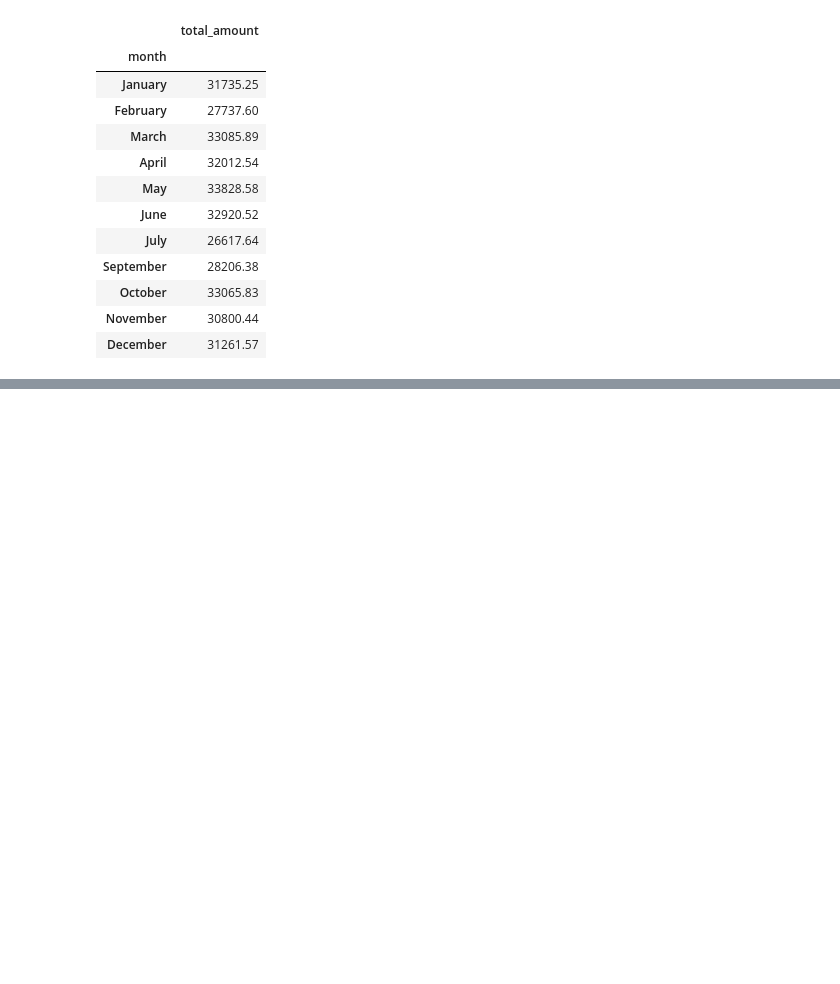
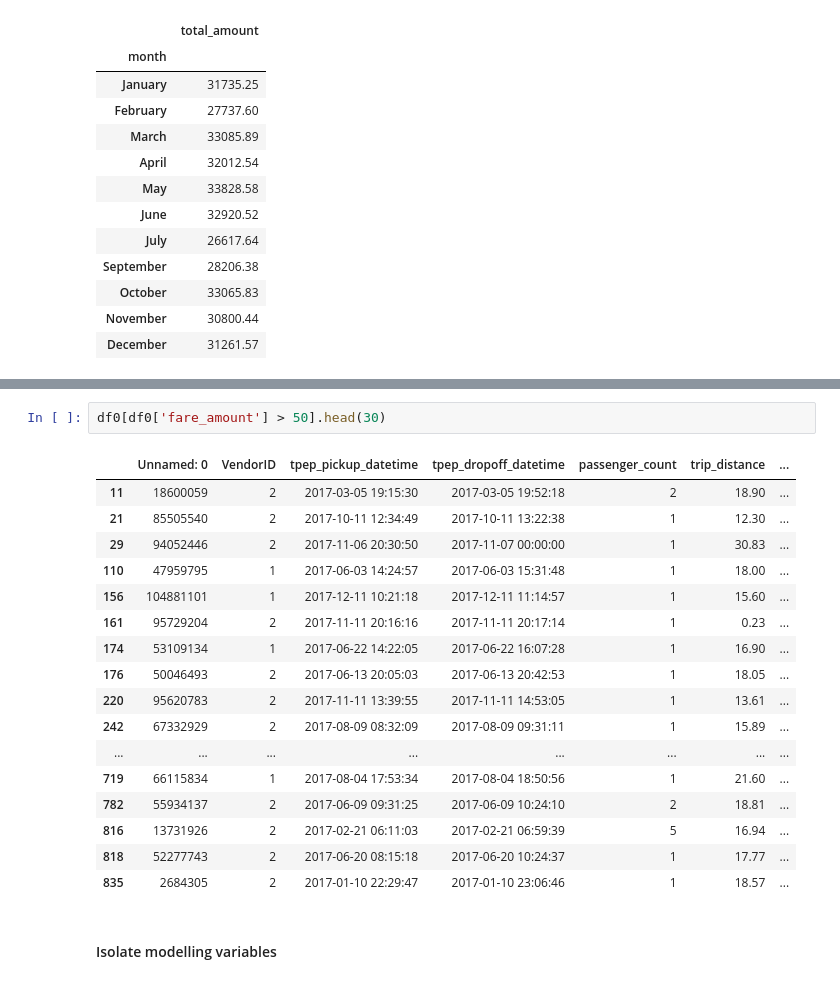
Before and after one commit to PedroHurtgm/Automatidata-Capstone, a Jupyter notebook: Automatidata Project.ipynb, the cells around one changed output, grey strips where cells are left out. Cells and saved outputs as stored; diff of their text form; blank space fills up the shorter version.

```diff
--- a/Automatidata Project.ipynb
+++ b/Automatidata Project.ipynb
@@ -560,0 +675,22 @@ Text(0.5, 1.0, 'Total revenue by month')
+# %%
+df0[df0['fare_amount'] > 50].head(30)
+# %% [output]
+|  | Unnamed: 0 | VendorID | tpep_pickup_datetime | tpep_dropoff_datetime | passenger_count | trip_distance | ... |
+| 11 | 18600059 | 2 | 2017-03-05 19:15:30 | 2017-03-05 19:52:18 | 2 | 18.90 | ... |
+| 21 | 85505540 | 2 | 2017-10-11 12:34:49 | 2017-10-11 13:22:38 | 1 | 12.30 | ... |
+| 29 | 94052446 | 2 | 2017-11-06 20:30:50 | 2017-11-07 00:00:00 | 1 | 30.83 | ... |
+| 110 | 47959795 | 1 | 2017-06-03 14:24:57 | 2017-06-03 15:31:48 | 1 | 18.00 | ... |
+| 156 | 104881101 | 1 | 2017-12-11 10:21:18 | 2017-12-11 11:14:57 | 1 | 15.60 | ... |
+| 161 | 95729204 | 2 | 2017-11-11 20:16:16 | 2017-11-11 20:17:14 | 1 | 0.23 | ... |
+| 174 | 53109134 | 1 | 2017-06-22 14:22:05 | 2017-06-22 16:07:28 | 1 | 16.90 | ... |
+| 176 | 50046493 | 2 | 2017-06-13 20:05:03 | 2017-06-13 20:42:53 | 1 | 18.05 | ... |
+| 220 | 95620783 | 2 | 2017-11-11 13:39:55 | 2017-11-11 14:53:05 | 1 | 13.61 | ... |
+| 242 | 67332929 | 2 | 2017-08-09 08:32:09 | 2017-08-09 09:31:11 | 1 | 15.89 | ... |
+| ... | ... | ... | ... | ... | ... | ... | ... |
+| 719 | 66115834 | 1 | 2017-08-04 17:53:34 | 2017-08-04 18:50:56 | 1 | 21.60 | ... |
+| 782 | 55934137 | 2 | 2017-06-09 09:31:25 | 2017-06-09 10:24:10 | 2 | 18.81 | ... |
+| 816 | 13731926 | 2 | 2017-02-21 06:11:03 | 2017-02-21 06:59:39 | 5 | 16.94 | ... |
+| 818 | 52277743 | 2 | 2017-06-20 08:15:18 | 2017-06-20 10:24:37 | 1 | 17.77 | ... |
+| 835 | 2684305 | 2 | 2017-01-10 22:29:47 | 2017-01-10 23:06:46 | 1 | 18.57 | ... |
+# %% [markdown]
+#### Isolate modelling variables
```
Also changed, not shown: parts of 25 cells of this notebook.
